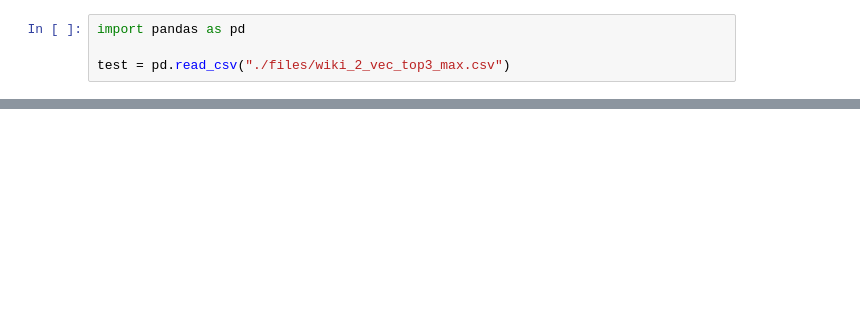
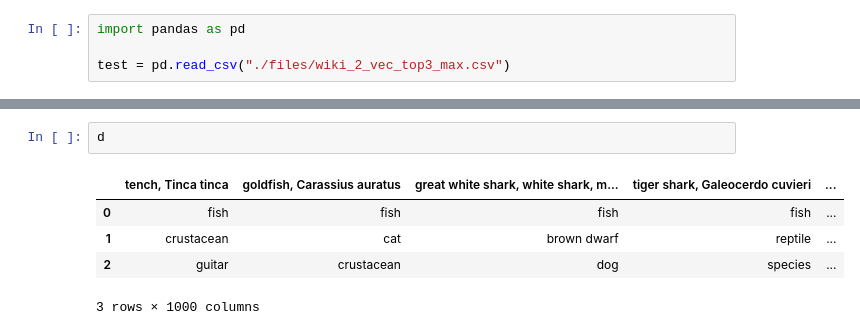
Before and after one commit to TianranWei/ISE-Linking-Entities-from-Images-to-Knowledge-Graphs, a Jupyter notebook: evaluation/evaluation.ipynb, the cells around one changed output, grey strips where cells are left out. Saved outputs shown, nothing was run; the diff lists cells and outputs as text; blank space fills up the shorter version.

```diff
--- a/evaluation/evaluation.ipynb
+++ b/evaluation/evaluation.ipynb
@@ -23,0 +58,8 @@ mean.head(50)
+# %%
+d
+# %% [output]
+|  | tench, Tinca tinca | goldfish, Carassius auratus | great white shark, white shark, m... | tiger shark, Galeocerdo cuvieri | ... |
+| 0 | fish | fish | fish | fish | ... |
+| 1 | crustacean | cat | brown dwarf | reptile | ... |
+| 2 | guitar | crustacean | dog | species | ... |
+3 rows × 1000 columns
```
Also changed, not shown: parts of 11 cells of this notebook, 1 other file.
